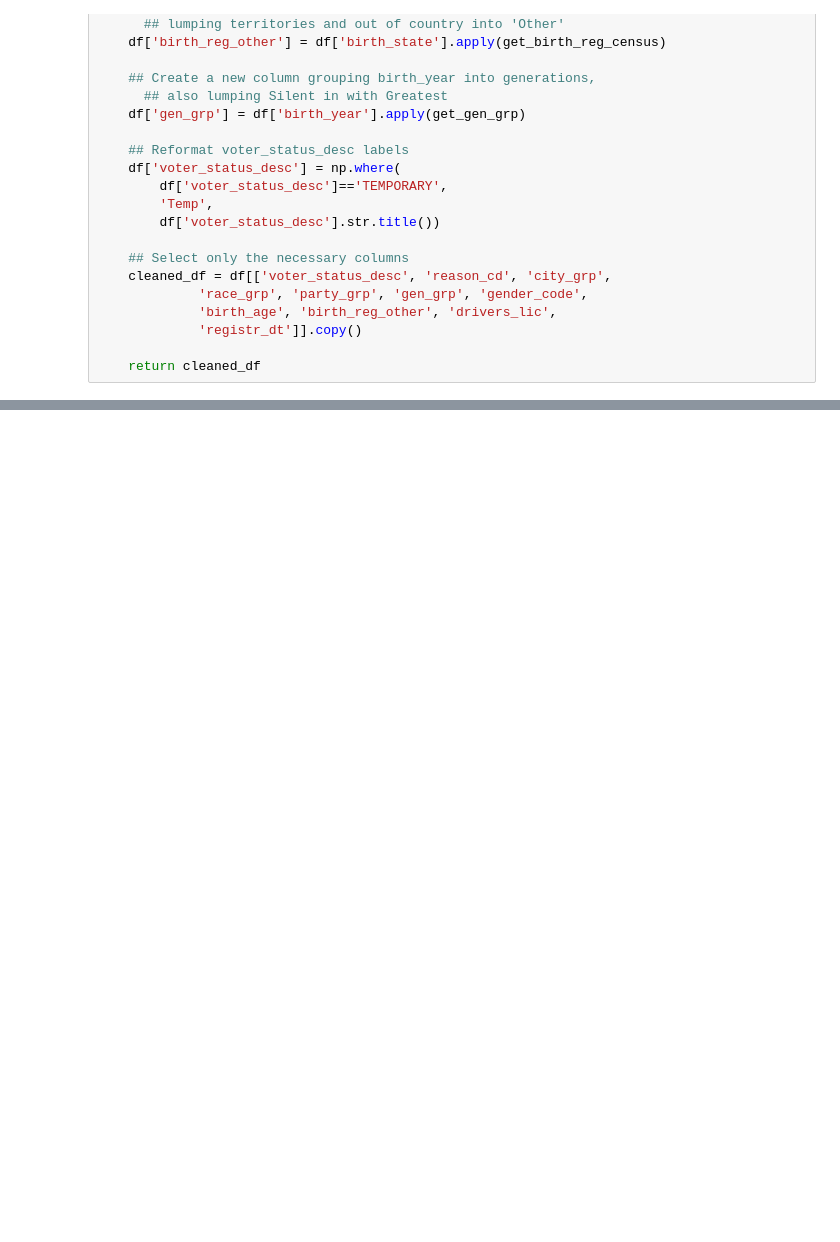
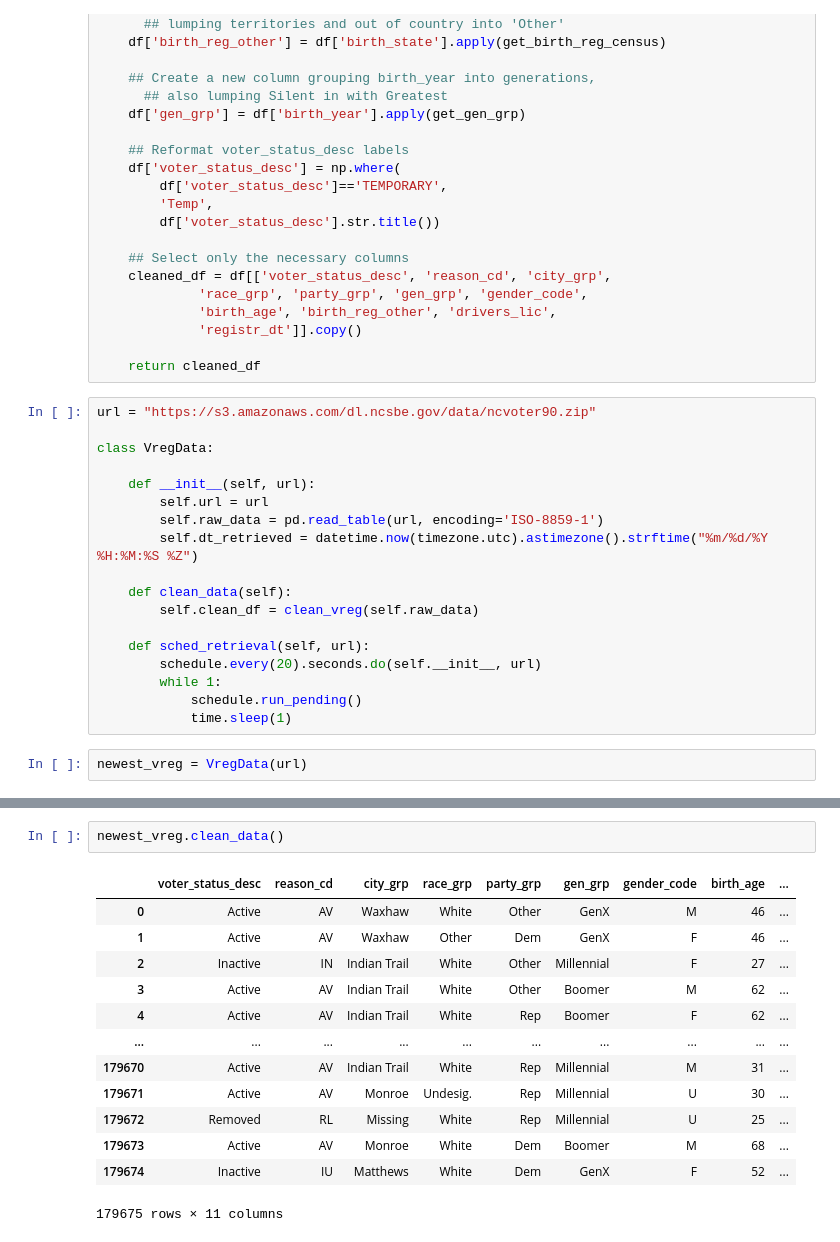
Before and after one commit to zero731/NC_Elections_Capstone, a Jupyter notebook: request_ncsbe_vreg_data.ipynb, the cells around one changed output, grey strips where cells are left out. Saved outputs shown, nothing was run; the diff lists cells and outputs as text; blank space fills up the shorter version.

Commit message:
Add module for cleaning vreg data for app

```diff
--- a/request_ncsbe_vreg_data.ipynb
+++ b/request_ncsbe_vreg_data.ipynb
@@ -135,3 +134,23 @@ def clean_vreg(df):
              'registr_dt']].copy()
 
     return cleaned_df
+# %%
+url = "https://s3.amazonaws.com/dl.ncsbe.gov/data/ncvoter90.zip"
+
+class VregData:
+
+    def __init__(self, url):
+        self.url = url
+        self.raw_data = pd.read_table(url, encoding='ISO-8859-1')
+        self.dt_retrieved = datetime.now(timezone.utc).astimezone().strftime("%m/%d/%Y %H:%M:%S %Z")
+
+    def clean_data(self):
+        self.clean_df = clean_vreg(self.raw_data)
+
+    def sched_retrieval(self, url):
+        schedule.every(20).seconds.do(self.__init__, url)
+        while 1:
+            schedule.run_pending()
+            time.sleep(1)
+# %%
+newest_vreg = VregData(url)
@@ -137,0 +235,16 @@ def clean_vreg(df):
+# %%
+newest_vreg.clean_data()
+# %% [output]
+|  | voter_status_desc | reason_cd | city_grp | race_grp | party_grp | gen_grp | gender_code | birth_age | ... |
+| 0 | Active | AV | Waxhaw | White | Other | GenX | M | 46 | ... |
+| 1 | Active | AV | Waxhaw | Other | Dem | GenX | F | 46 | ... |
+| 2 | Inactive | IN | Indian Trail | White | Other | Millennial | F | 27 | ... |
+| 3 | Active | AV | Indian Trail | White | Other | Boomer | M | 62 | ... |
+| 4 | Active | AV | Indian Trail | White | Rep | Boomer | F | 62 | ... |
+| ... | ... | ... | ... | ... | ... | ... | ... | ... | ... |
+| 179670 | Active | AV | Indian Trail | White | Rep | Millennial | M | 31 | ... |
+| 179671 | Active | AV | Monroe | Undesig. | Rep | Millennial | U | 30 | ... |
+| 179672 | Removed | RL | Missing | White | Rep | Millennial | U | 25 | ... |
+| 179673 | Active | AV | Monroe | White | Dem | Boomer | M | 68 | ... |
+| 179674 | Inactive | IU | Matthews | White | Dem | GenX | F | 52 | ... |
+179675 rows × 11 columns
```
Also changed, not shown: parts of 16 cells of this notebook, 1 other file.
